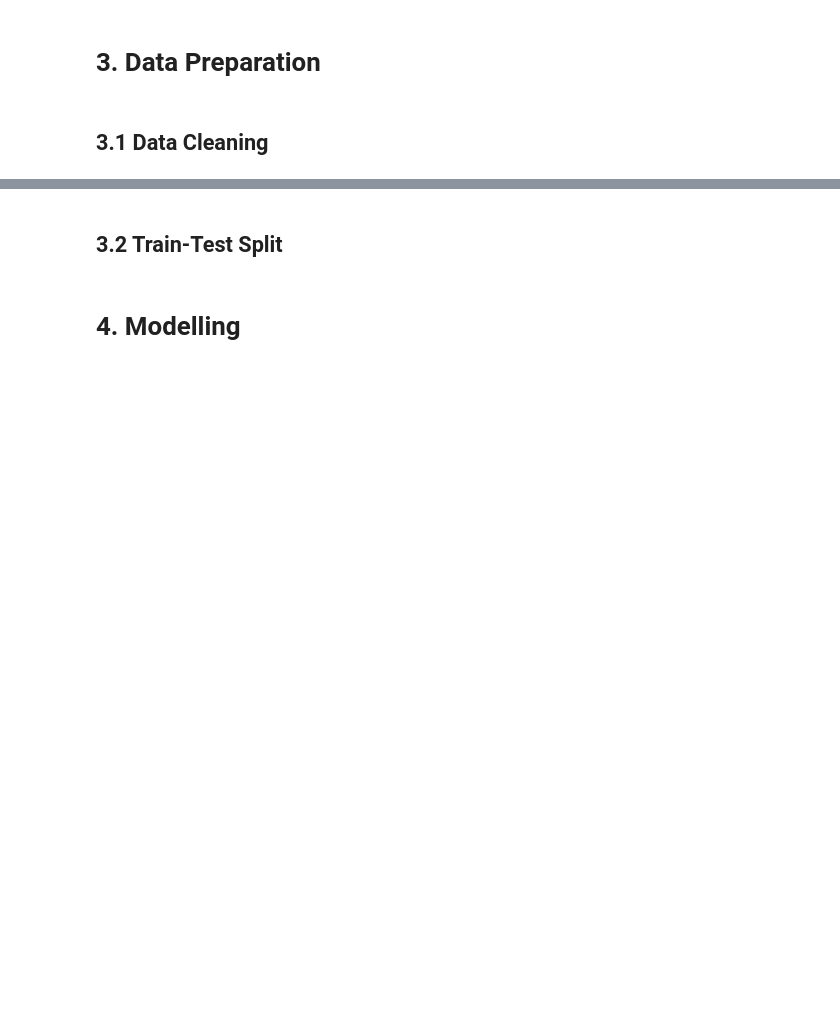
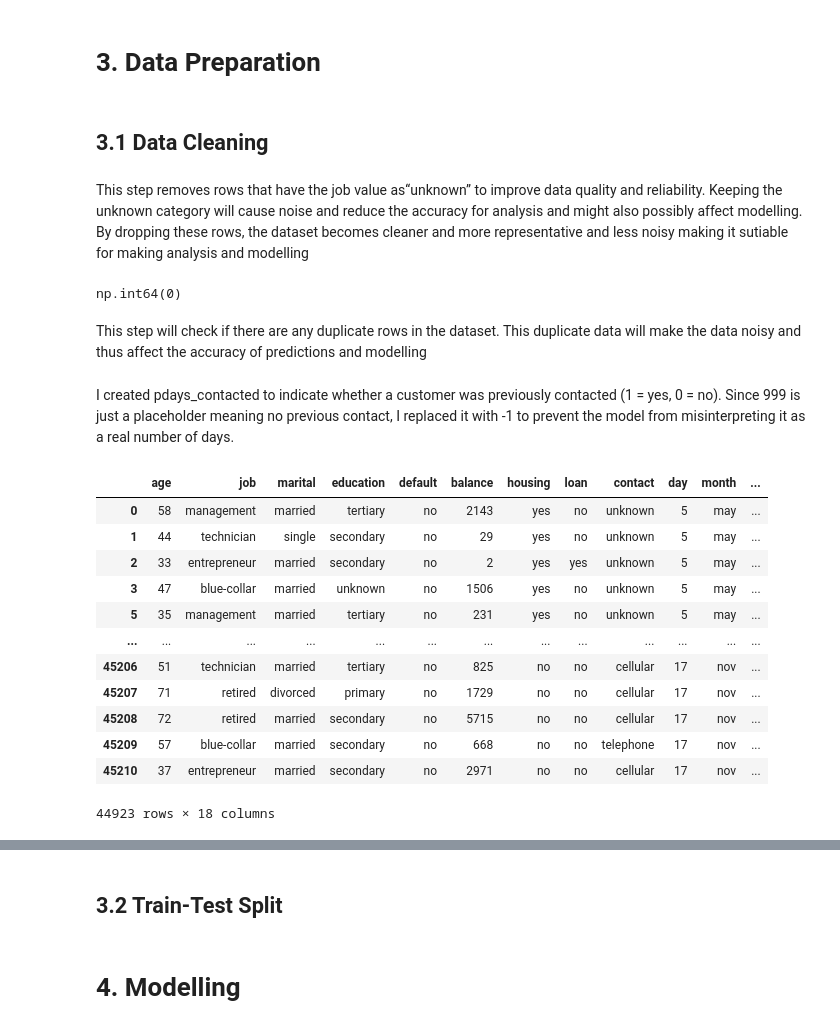
Before and after one commit to Muthiah-lab/MLDP-Final-Project, a Jupyter notebook: MLDPFinalProject(Deployed).ipynb, the cells around one changed output, grey strips where cells are left out. Saved outputs shown, nothing was run; the diff lists cells and outputs as text; code cells hidden in the pictures; blank space fills up the shorter version.

Commit message:
Data Cleaning and base line modal created

```diff
--- a/MLDPFinalProject(Deployed).ipynb
+++ b/MLDPFinalProject(Deployed).ipynb
@@ -351,3 +351,34 @@ From the heatmap, most variables show very weak correlations (values close to 0)
 ## 3.1 Data Cleaning
 # %%
 ## Clean data
+df= df.drop(df[df["job"] == "unknown"].index)
+# %% [markdown]
+This step removes rows that have the job value as“unknown” to improve data quality and reliability. Keeping the unknown category will cause noise and reduce the accuracy for analysis and might also possibly affect modelling. By dropping these rows, the dataset becomes cleaner and more representative and less noisy making it sutiable for making analysis and modelling
+# %%
+df.duplicated().sum()
+# %% [output]
+np.int64(0)
+# %% [markdown]
+This step will check if there are any duplicate rows in the dataset. This duplicate data will make the data noisy and thus affect the accuracy of predictions and modelling
+# %%
+df["pdays_contacted"] = (df["pdays"] != 999).astype(int)
+df["pdays"] = df["pdays"].replace(999, -1)
+# %% [markdown]
+I created pdays_contacted to indicate whether a customer was previously contacted (1 = yes, 0 = no). Since 999 is just a placeholder meaning no previous contact, I replaced it with -1 to prevent the model from misinterpreting it as a real number of days.
+# %%
+df["y"] = df["y"].map({"no": 0, "yes": 1})
+df
+# %% [output]
+|  | age | job | marital | education | default | balance | housing | loan | contact | day | month | ... |
+| 0 | 58 | management | married | tertiary | no | 2143 | yes | no | unknown | 5 | may | ... |
+| 1 | 44 | technician | single | secondary | no | 29 | yes | no | unknown | 5 | may | ... |
+| 2 | 33 | entrepreneur | married | secondary | no | 2 | yes | yes | unknown | 5 | may | ... |
+| 3 | 47 | blue-collar | married | unknown | no | 1506 | yes | no | unknown | 5 | may | ... |
+| 5 | 35 | management | married | tertiary | no | 231 | yes | no | unknown | 5 | may | ... |
+| ... | ... | ... | ... | ... | ... | ... | ... | ... | ... | ... | ... | ... |
+| 45206 | 51 | technician | married | tertiary | no | 825 | no | no | cellular | 17 | nov | ... |
+| 45207 | 71 | retired | divorced | primary | no | 1729 | no | no | cellular | 17 | nov | ... |
+| 45208 | 72 | retired | married | secondary | no | 5715 | no | no | cellular | 17 | nov | ... |
+| 45209 | 57 | blue-collar | married | secondary | no | 668 | no | no | telephone | 17 | nov | ... |
+| 45210 | 37 | entrepreneur | married | secondary | no | 2971 | no | no | cellular | 17 | nov | ... |
+44923 rows × 18 columns
```
Also changed, not shown: parts of 5 cells of this notebook.
